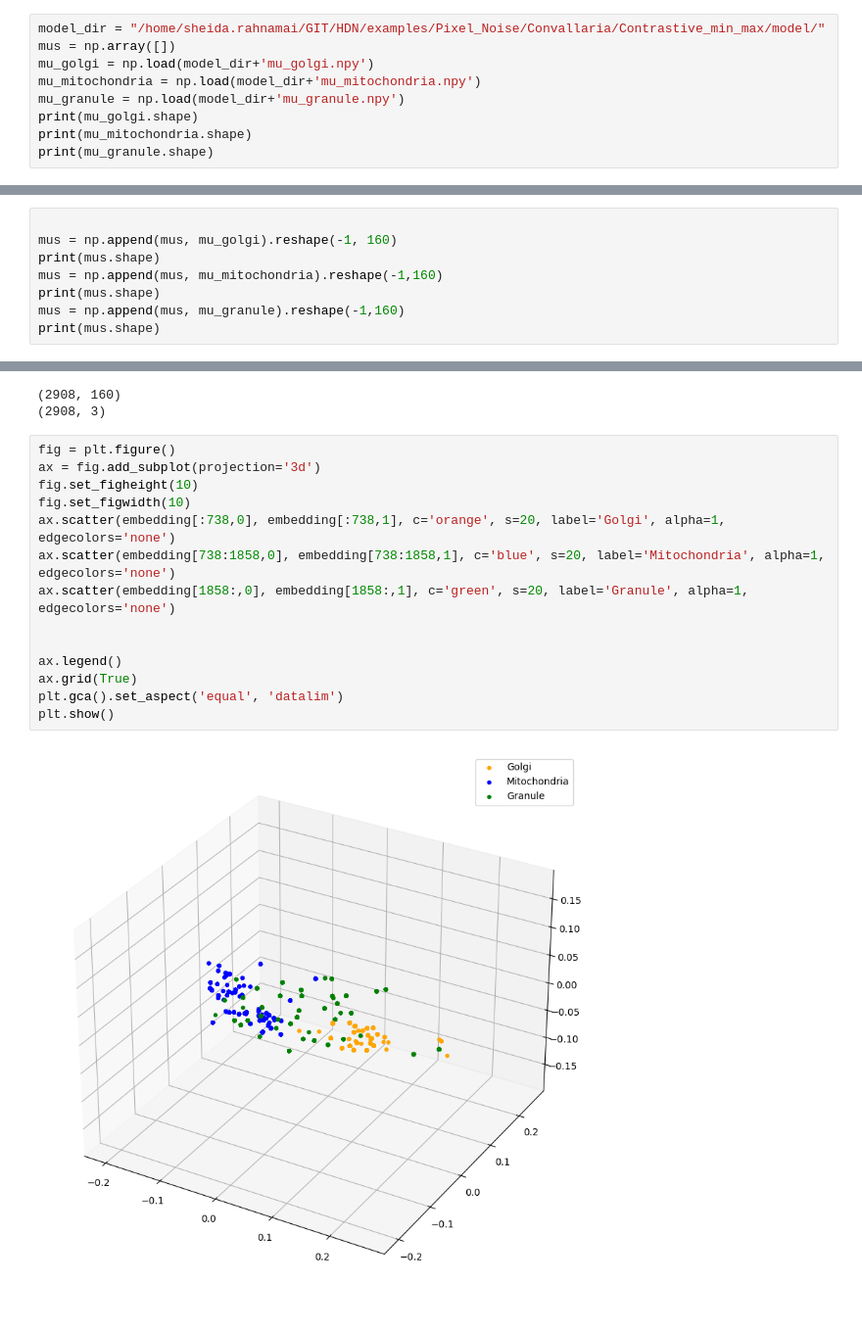
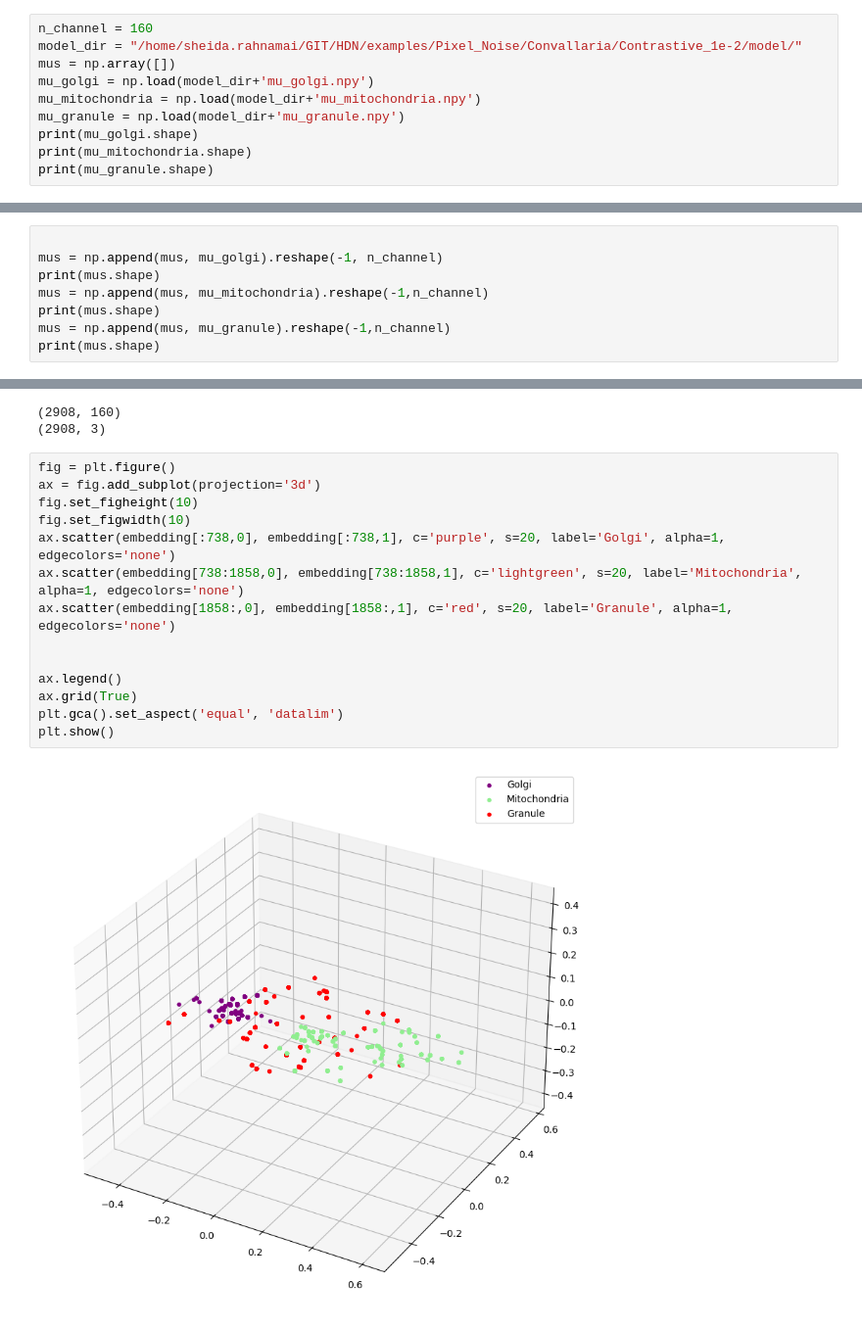
Before and after one commit to shei-dark/HDN, a Jupyter notebook: examples/Pixel_Noise/Convallaria/umap.ipynb, the cells around one changed output, grey strips where cells are left out. Shown at 98% size. Drawn from its saved outputs; the diff is of its cells as text.

```diff
--- a/examples/Pixel_Noise/Convallaria/umap.ipynb
+++ b/examples/Pixel_Noise/Convallaria/umap.ipynb
@@ -14,5 +9,6 @@ This can be be done through installing the tensorflow-probability[tf] extra.
 # %%
-model_dir = "/home/sheida.rahnamai/GIT/HDN/examples/Pixel_Noise/Convallaria/Contrastive_min_max/model/"
+n_channel = 160
+model_dir = "/home/sheida.rahnamai/GIT/HDN/examples/Pixel_Noise/Convallaria/Contrastive_1e-2/model/"
 mus = np.array([])
 mu_golgi = np.load(model_dir+'mu_golgi.npy')
 mu_mitochondria = np.load(model_dir+'mu_mitochondria.npy')
@@ -26,11 +22,11 @@ print(mu_granule.shape)
 (1050, 160)
 # %%
 
-mus = np.append(mus, mu_golgi).reshape(-1, 160)
+mus = np.append(mus, mu_golgi).reshape(-1, n_channel)
 print(mus.shape)
-mus = np.append(mus, mu_mitochondria).reshape(-1,160)
+mus = np.append(mus, mu_mitochondria).reshape(-1,n_channel)
 print(mus.shape)
-mus = np.append(mus, mu_granule).reshape(-1,160)
+mus = np.append(mus, mu_granule).reshape(-1,n_channel)
 print(mus.shape)
 # %% [output]
 (738, 160)
@@ -74,16 +185,16 @@ print(embedding.shape)
 # %%
 fig = plt.figure()
 ax = fig.add_subplot(projection='3d')
 fig.set_figheight(10)
 fig.set_figwidth(10)
-ax.scatter(embedding[:738,0], embedding[:738,1], c='orange', s=20, label='Golgi', alpha=1, edgecolors='none')
-ax.scatter(embedding[738:1858,0], embedding[738:1858,1], c='blue', s=20, label='Mitochondria', alpha=1, edgecolors='none')
-ax.scatter(embedding[1858:,0], embedding[1858:,1], c='green', s=20, label='Granule', alpha=1, edgecolors='none')
+ax.scatter(embedding[:738,0], embedding[:738,1], c='purple', s=20, label='Golgi', alpha=1, edgecolors='none')
+ax.scatter(embedding[738:1858,0], embedding[738:1858,1], c='lightgreen', s=20, label='Mitochondria', alpha=1, edgecolors='none')
+ax.scatter(embedding[1858:,0], embedding[1858:,1], c='red', s=20, label='Granule', alpha=1, edgecolors='none')
 
 
 ax.legend()
 ax.grid(True)
 plt.gca().set_aspect('equal', 'datalim')
 plt.show()
 # %% [output]
-[figure, old version]
+[figure, new version]
```
Also changed, not shown: parts of 13 cells of this notebook, 20 other files.
